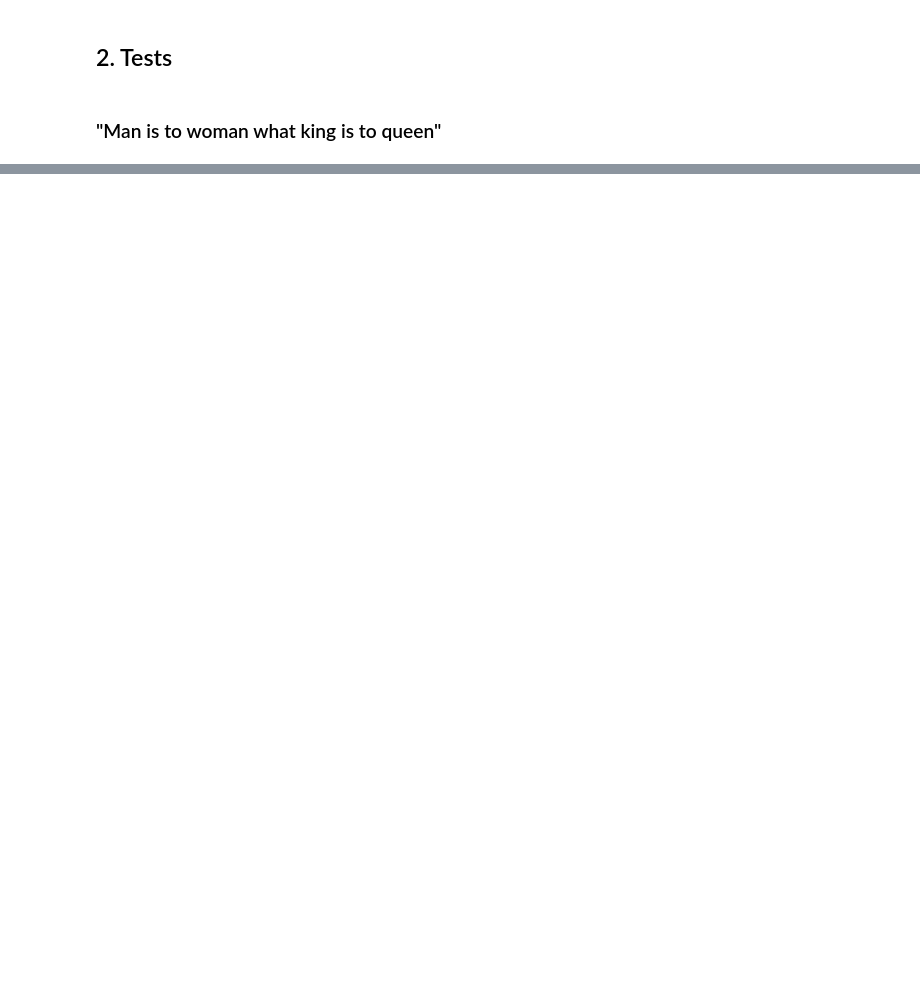
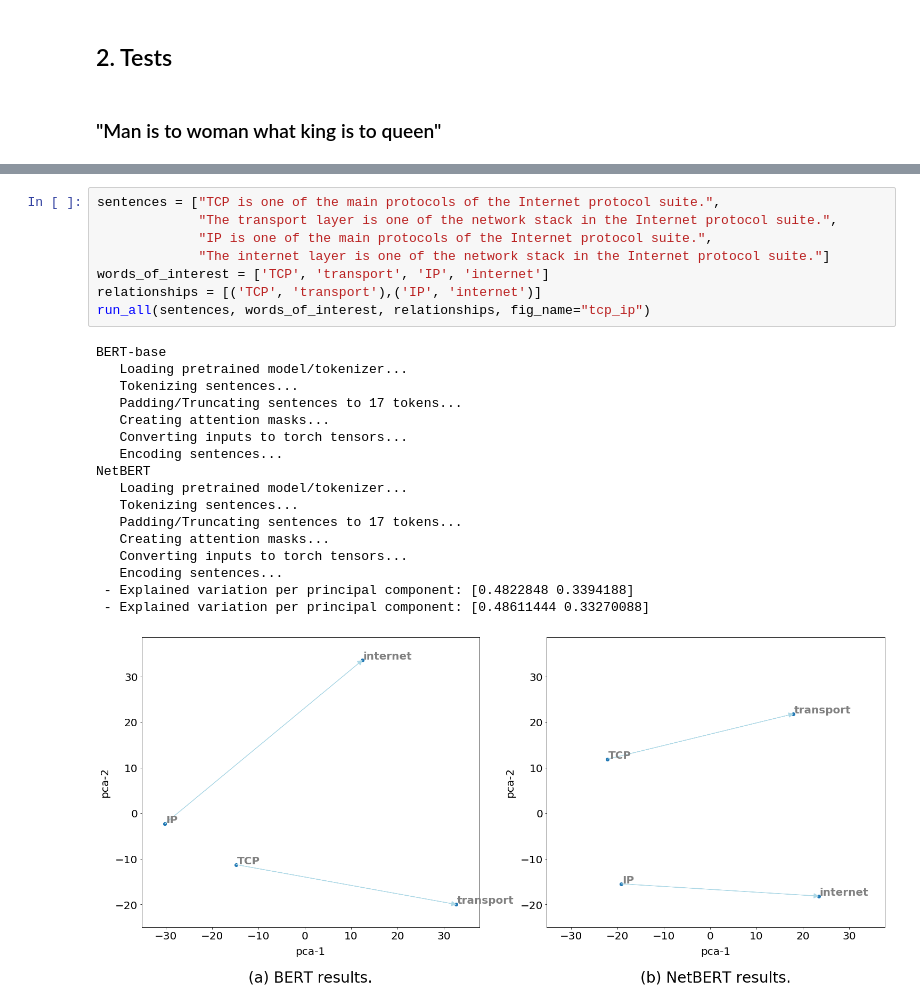
Before and after one commit to ant-louis/netbert, a Jupyter notebook: intrinsic_evaluation/word_analogies.ipynb, the cells around one changed output, grey strips where cells are left out. Cells and saved outputs as stored; diff of their text form; blank space fills up the shorter version.

```diff
--- a/intrinsic_evaluation/word_analogies.ipynb
+++ b/intrinsic_evaluation/word_analogies.ipynb
@@ -256,0 +296,26 @@ NetBERT
+# %%
+sentences = ["TCP is one of the main protocols of the Internet protocol suite.",
+             "The transport layer is one of the network stack in the Internet protocol suite.",
+             "IP is one of the main protocols of the Internet protocol suite.",
+             "The internet layer is one of the network stack in the Internet protocol suite."]
+words_of_interest = ['TCP', 'transport', 'IP', 'internet']
+relationships = [('TCP', 'transport'),('IP', 'internet')]
+run_all(sentences, words_of_interest, relationships, fig_name="tcp_ip")
+# %% [output]
+BERT-base
+   Loading pretrained model/tokenizer...
+   Tokenizing sentences...
+   Padding/Truncating sentences to 17 tokens...
+   Creating attention masks...
+   Converting inputs to torch tensors...
+   Encoding sentences...
+NetBERT
+   Loading pretrained model/tokenizer...
+   Tokenizing sentences...
+   Padding/Truncating sentences to 17 tokens...
+   Creating attention masks...
+   Converting inputs to torch tensors...
+   Encoding sentences...
+ - Explained variation per principal component: [0.4822848 0.3394188]
+ - Explained variation per principal component: [0.48611444 0.33270088]
+[figure, added]
```
Also changed, not shown: parts of 10 cells of this notebook, 12 other files.
